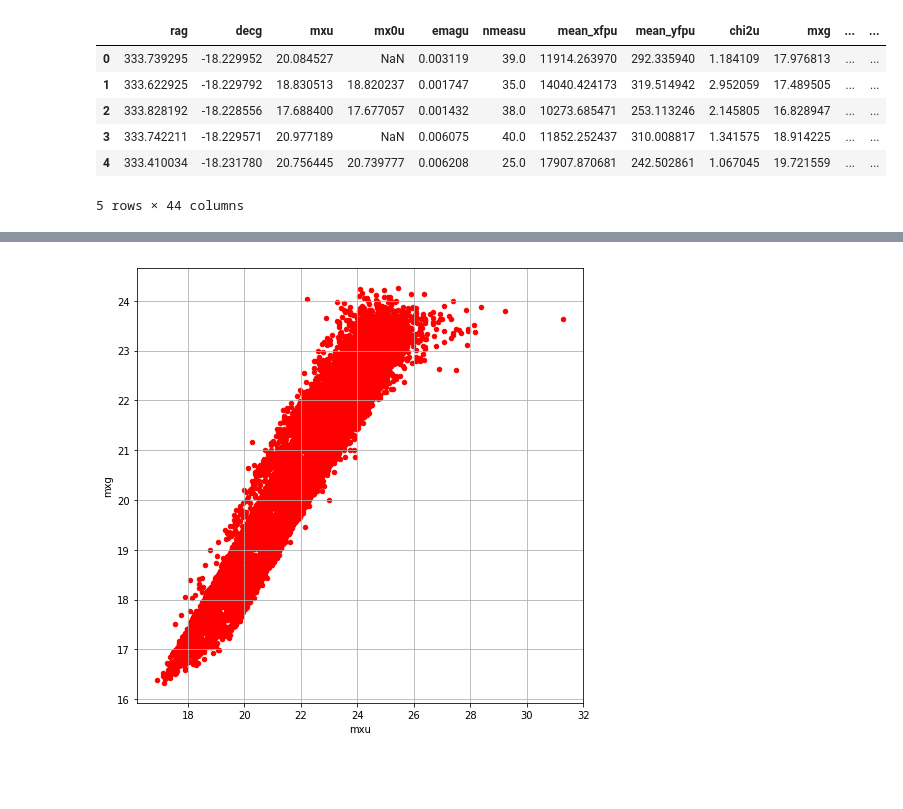
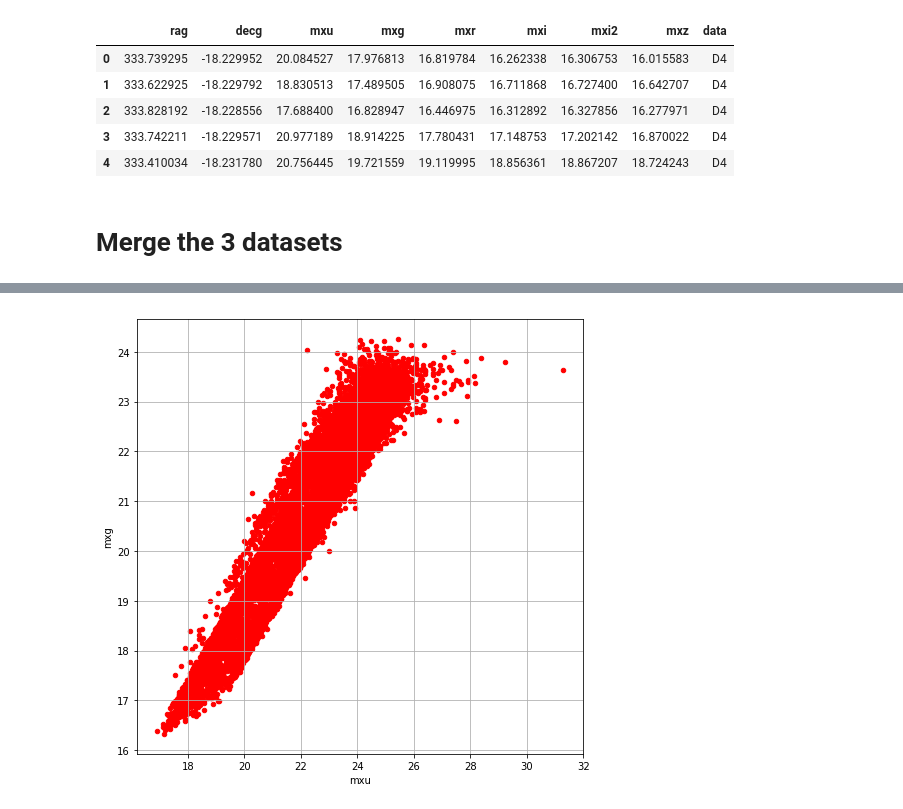
Before and after one commit to sylvielsstfr/PC5AtmStudies, a Jupyter notebook: SNLS/ReadSNLSCatalog.ipynb, the cells around one changed output, grey strips where cells are left out. Drawn from its saved outputs; the diff is of its cells as text; code cells hidden in the pictures; blank space fills up the shorter version.

```diff
--- a/SNLS/ReadSNLSCatalog.ipynb
+++ b/SNLS/ReadSNLSCatalog.ipynb
@@ -19,3 +20,12 @@ colname =[
     "mxi","mx0i","emagi","nmeasi","mean_xfpi","mean_yfpi","chi2i",\
     "mxi2","mx0i2","emagi2","nmeasi2","mean_xfpi2","mean_yfpi2","chi2i2",\
     "mxz","mx0z","emagz","nmeasz","mean_xfpz","mean_yfpz","chi2z"]
+# %%
+colname_keep =[
+"rag","decg",\
+    "mxu",\
+    "mxg",\
+    "mxr",\
+    "mxi",\
+    "mxi2",\
+    "mxz"]
@@ -46,12 +72,15 @@ df2.head()
 # %%
 df3=pd.read_table(files[2],sep=' ' ,skiprows=67,names=colname,index_col=False )
+# %%
+df3keep=df3.loc[:,colname_keep]
+# %%
+df3keep["data"]='D4'
 # %%
-df3.head()
+df3keep.head()
 # %% [output]
-|  | rag | decg | mxu | mx0u | emagu | nmeasu | mean_xfpu | mean_yfpu | chi2u | mxg | ... | ... |
-| 0 | 333.739295 | -18.229952 | 20.084527 | NaN | 0.003119 | 39.0 | 11914.263970 | 292.335940 | 1.184109 | 17.976813 | ... | ... |
-| 1 | 333.622925 | -18.229792 | 18.830513 | 18.820237 | 0.001747 | 35.0 | 14040.424173 | 319.514942 | 2.952059 | 17.489505 | ... | ... |
-| 2 | 333.828192 | -18.228556 | 17.688400 | 17.677057 | 0.001432 | 38.0 | 10273.685471 | 253.113246 | 2.145805 | 16.828947 | ... | ... |
-| 3 | 333.742211 | -18.229571 | 20.977189 | NaN | 0.006075 | 40.0 | 11852.252437 | 310.008817 | 1.341575 | 18.914225 | ... | ... |
-| 4 | 333.410034 | -18.231780 | 20.756445 | 20.739777 | 0.006208 | 25.0 | 17907.870681 | 242.502861 | 1.067045 | 19.721559 | ... | ... |
+|  | rag | decg | mxu | mxg | mxr | mxi | mxi2 | mxz | data |
+| 0 | 333.739295 | -18.229952 | 20.084527 | 17.976813 | 16.819784 | 16.262338 | 16.306753 | 16.015583 | D4 |
+| 1 | 333.622925 | -18.229792 | 18.830513 | 17.489505 | 16.908075 | 16.711868 | 16.727400 | 16.642707 | D4 |
+| 2 | 333.828192 | -18.228556 | 17.688400 | 16.828947 | 16.446975 | 16.312892 | 16.327856 | 16.277971 | D4 |
+| 3 | 333.742211 | -18.229571 | 20.977189 | 18.914225 | 17.780431 | 17.148753 | 17.202142 | 16.870022 | D4 |
+| 4 | 333.410034 | -18.231780 | 20.756445 | 19.721559 | 19.119995 | 18.856361 | 18.867207 | 18.724243 | D4 |
-5 rows × 44 columns
@@ -59,0 +87,2 @@ frames = [df1, df2, df3]
+# %% [markdown]
+# Merge the 3 datasets
```
Also changed, not shown: parts of 21 cells of this notebook, 1 other file.
